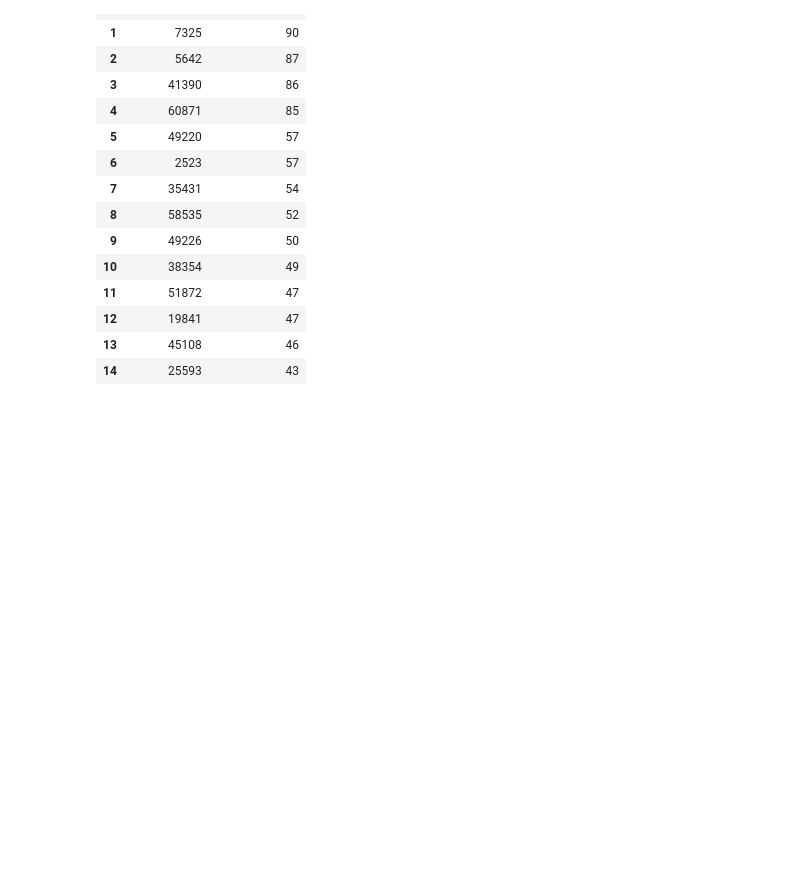
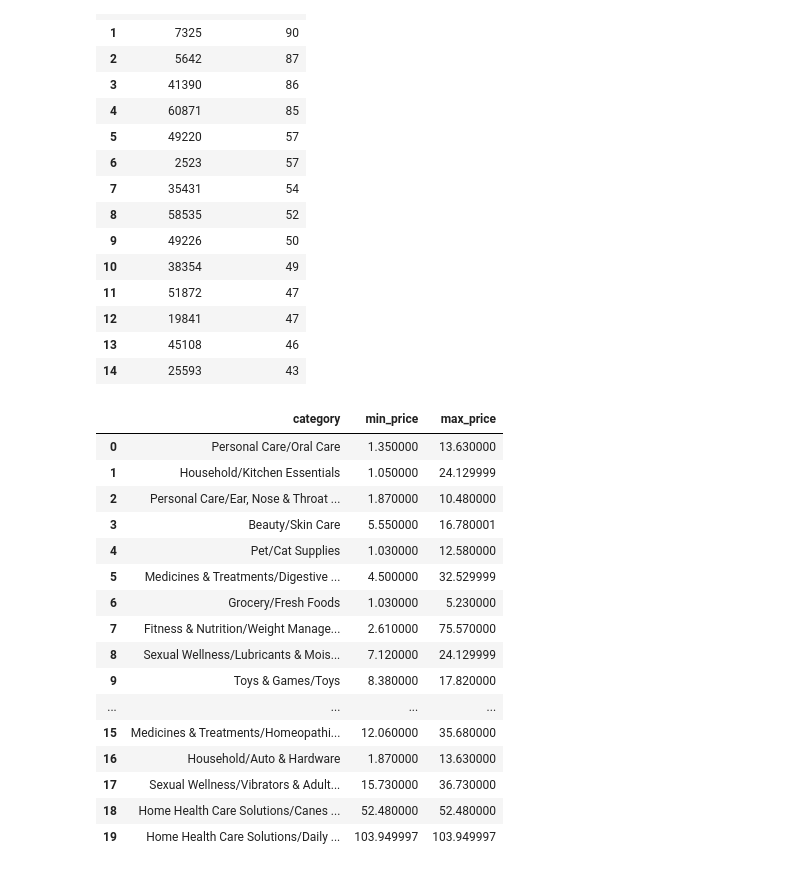
Before and after one commit to derak-isaack/UberEATSAnalytics, a Jupyter notebook: uber_eats.ipynb, the cells around one changed output. Drawn from its saved outputs; the diff is of its cells as text; code cells hidden in the pictures; blank space fills up the shorter version.

```diff
--- a/uber_eats.ipynb
+++ b/uber_eats.ipynb
@@ -103,3 +103,37 @@ conn_count.close()
 | 12 | 19841 | 47 |
 | 13 | 45108 | 46 |
 | 14 | 25593 | 43 |
+# %%
+#Investigate the price ranges of items for the restaurant with alot of items.
+conn_pricerange = duckdb.connect('uber_restaurants.db')
+query_pricerange = """
+SELECT category,
+       MIN(CAST(SUBSTR(price, 1, LENGTH(price) - 4) AS FLOAT)) AS min_price,
+       MAX(CAST(SUBSTR(price, 1, LENGTH(price) - 4) AS FLOAT)) AS max_price
+FROM restaurants
+WHERE restaurant_id = 31582
+GROUP BY category
+LIMIT 20;
+"""
+results_pricerange = conn_pricerange.execute(query_pricerange).fetchdf()
+df_ubereats_pricerange = pd.DataFrame(results_pricerange)
+display(df_ubereats_pricerange)
+conn_pricerange.close()
+# %% [output]
+|  | category | min_price | max_price |
+| 0 | Personal Care/Oral Care | 1.350000 | 13.630000 |
+| 1 | Household/Kitchen Essentials | 1.050000 | 24.129999 |
+| 2 | Personal Care/Ear, Nose & Throat ... | 1.870000 | 10.480000 |
+| 3 | Beauty/Skin Care | 5.550000 | 16.780001 |
+| 4 | Pet/Cat Supplies | 1.030000 | 12.580000 |
+| 5 | Medicines & Treatments/Digestive ... | 4.500000 | 32.529999 |
+| 6 | Grocery/Fresh Foods | 1.030000 | 5.230000 |
+| 7 | Fitness & Nutrition/Weight Manage... | 2.610000 | 75.570000 |
+| 8 | Sexual Wellness/Lubricants & Mois... | 7.120000 | 24.129999 |
+| 9 | Toys & Games/Toys | 8.380000 | 17.820000 |
+| ... | ... | ... | ... |
+| 15 | Medicines & Treatments/Homeopathi... | 12.060000 | 35.680000 |
+| 16 | Household/Auto & Hardware | 1.870000 | 13.630000 |
+| 17 | Sexual Wellness/Vibrators & Adult... | 15.730000 | 36.730000 |
+| 18 | Home Health Care Solutions/Canes ... | 52.480000 | 52.480000 |
+| 19 | Home Health Care Solutions/Daily ... | 103.949997 | 103.949997 |
```
Also changed, not shown: parts of 3 cells of this notebook.
